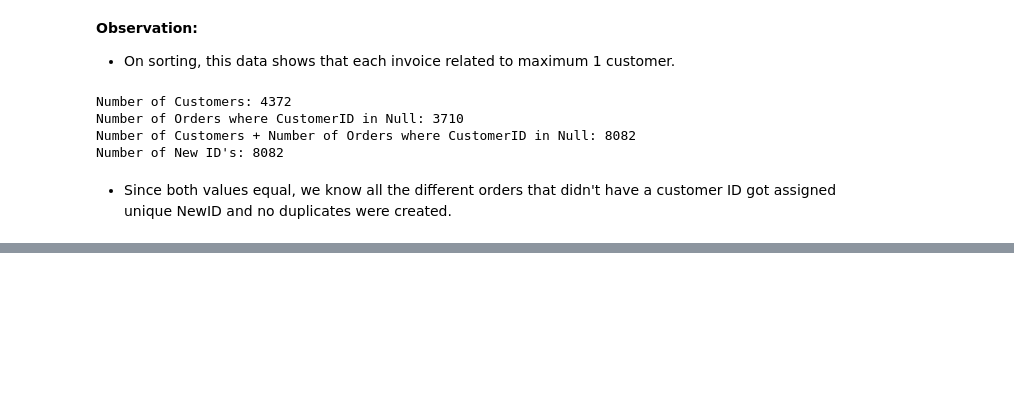
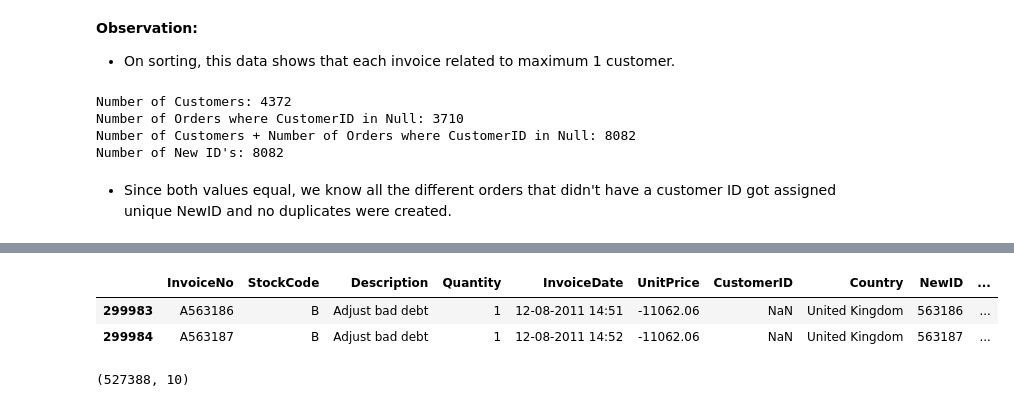
Before and after one commit to anupstar100/UML-Capston_Project-Customer_Segmentation, a Jupyter notebook: UML_Capston_Project_Online_Retail_Customer_Segmentation.ipynb, the cells around one changed output, grey strips where cells are left out. Drawn from its saved outputs; the diff is of its cells as text; code cells hidden in the pictures; blank space fills up the shorter version.

```diff
--- a/UML_Capston_Project_Online_Retail_Customer_Segmentation.ipynb
+++ b/UML_Capston_Project_Online_Retail_Customer_Segmentation.ipynb
@@ -274,0 +291,7 @@ df['InvoiceNo'][1]
+# %%
+# ROWS WHERE UNIT PRICE IS LESS THAN ZERO OR NEGATIVE
+df[df.UnitPrice < 0]
+# %% [output]
+|  | InvoiceNo | StockCode | Description | Quantity | InvoiceDate | UnitPrice | CustomerID | Country | NewID | ... |
+| 299983 | A563186 | B | Adjust bad debt | 1 | 12-08-2011 14:51 | -11062.06 | NaN | United Kingdom | 563186 | ... |
+| 299984 | A563187 | B | Adjust bad debt | 1 | 12-08-2011 14:52 | -11062.06 | NaN | United Kingdom | 563187 | ... |
@@ -274,0 +301,4 @@ df['InvoiceNo'][1]
+# %%
+df.shape
+# %% [output]
+(527388, 10)
```
Also changed, not shown: parts of 24 cells of this notebook.
